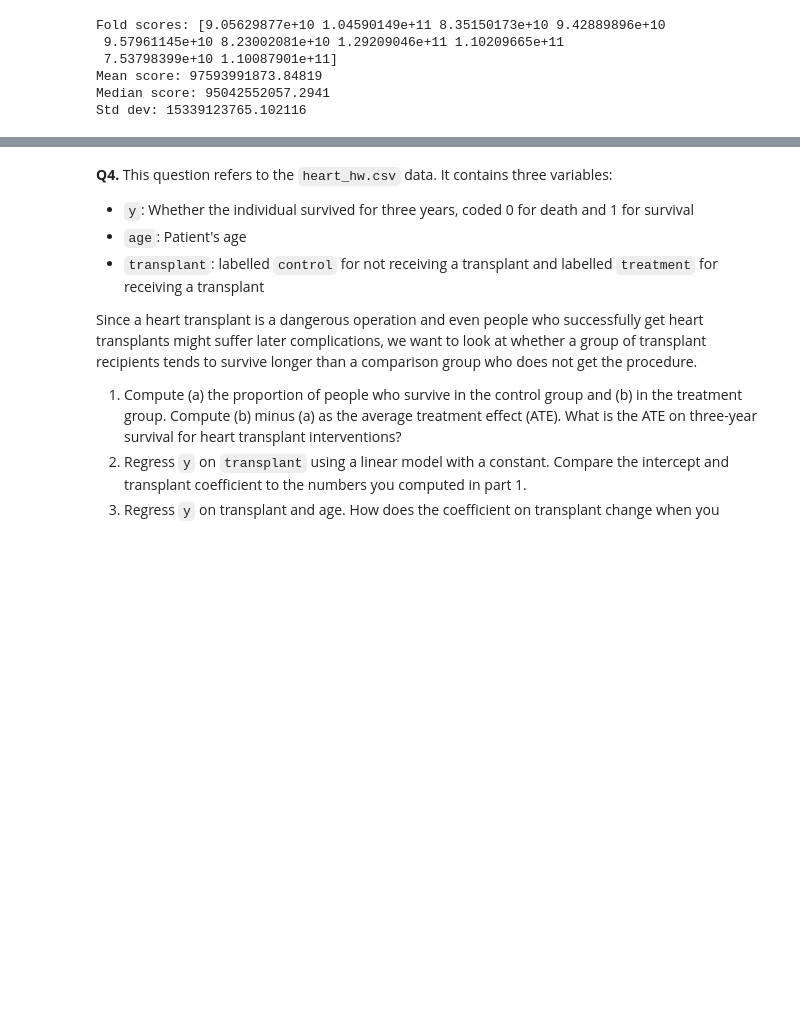
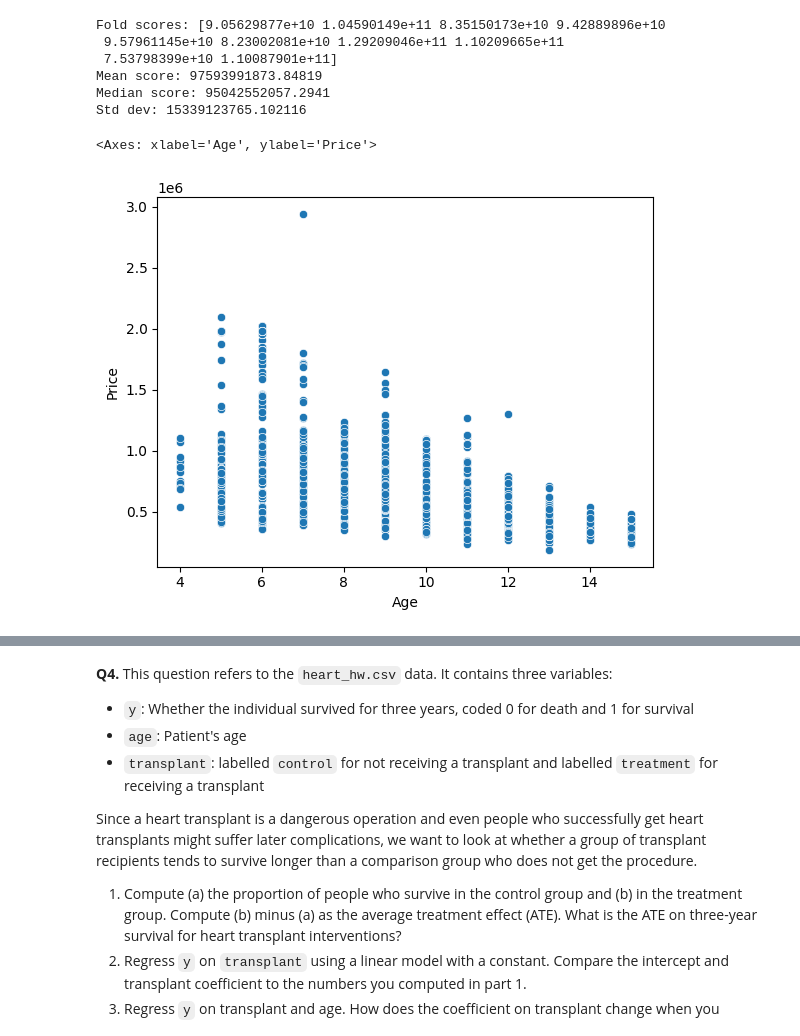
Before and after one commit to AngelikaBaloy/undergrad_ml_assignments, a Jupyter notebook: 03_assignment_linear_models.ipynb, the cells around one changed output, grey strips where cells are left out. Saved outputs shown, nothing was run; the diff lists cells and outputs as text; code cells hidden in the pictures; blank space fills up the shorter version.

```diff
--- a/03_assignment_linear_models.ipynb
+++ b/03_assignment_linear_models.ipynb
@@ -384,5 +385,11 @@ Fold scores: [9.05629877e+10 1.04590149e+11 8.35150173e+10 9.42889896e+10
 Mean score: 97593991873.84819
 Median score: 95042552057.2941
 Std dev: 15339123765.102116
+# %%
+# 4. plot price against age
+sns.scatterplot(x= cars['Age'], y= cars['Price'], data=cars)
+# %% [output]
+<Axes: xlabel='Age', ylabel='Price'>
+[figure, added]
 # %%
 # 4. plot price against age and model-predicted price and age
```
Also changed, not shown: parts of 10 cells of this notebook.
